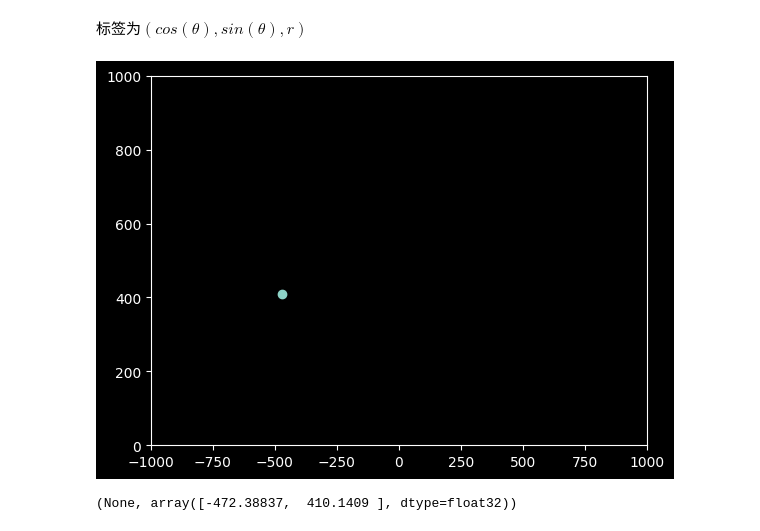
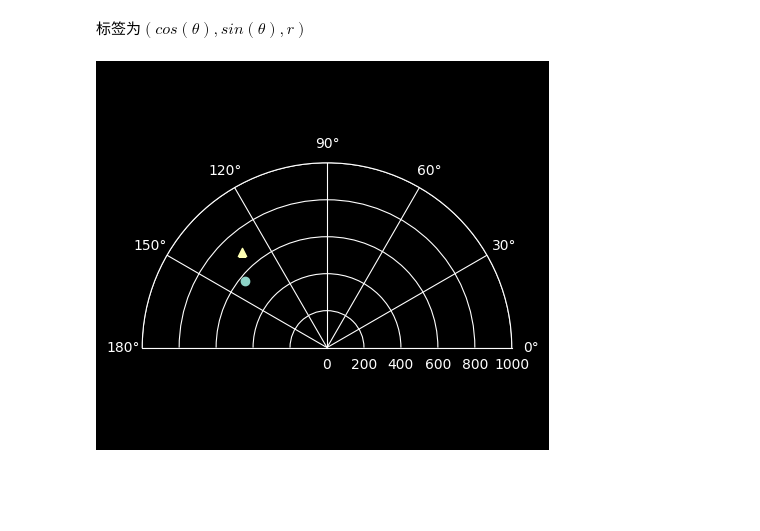
Before and after one commit to LeoJhonSong/ternary-array-passive-bearing, a Jupyter notebook: wideband_cpsd_cnn.ipynb, the cells around one changed output. Saved outputs shown, nothing was run; the diff lists cells and outputs as text; code cells hidden in the pictures; blank space fills up the shorter version.

```diff
--- a/wideband_cpsd_cnn.ipynb
+++ b/wideband_cpsd_cnn.ipynb
@@ -278,23 +283,32 @@ plt.grid(True, which='major', color='gray', linestyle='--', linewidth=0.5)
 # %% [markdown]
 标签为$(cos(\theta), sin(\theta), r)$
-# %%
-device = torch.device('cuda')
-net = model.net
-net.eval()
-
-net.to(device)
-data, label = FeaturesDataSet(val_path + '_phase')[np.random.randint(0, 400)]
-data = torch.tensor(data).to(device)
-output = net(data.unsqueeze(0))
-predicted = output.detach().cpu().numpy()
-rev_map = interp1d([0, 1], [100, 1000])
-predicted_coordinate = rev_map(max(0, min(predicted[0, 2], 1))) * predicted[0, :2]
-label_coordinate = rev_map(max(0, min(label[2], 1))) * label[:2]
-plt.plot(label_coordinate[0], label_coordinate[1], 'o')
-plt.plot(predicted_coordinate[0], predicted_coordinate[1], 'o')
-plt.xlim(-1000, 1000)
-plt.ylim(0, 1000)
-plt.show()
-# %% [output]
-[figure, removed]
-(None, array([-472.38837,  410.1409 ], dtype=float32))
+# %%
+device = torch.device('cuda')
+
+checkpoint_path = "./exp/checkpoint"
+checkpoint = torch.load(checkpoint_path)
+net.load_state_dict(checkpoint)
+net.eval()
+net.to(device)
+
+dl_val = DataLoader(ds_val, batch_size=400, shuffle=False, num_workers=16, drop_last=False)
+data, label = next(iter(dl_val))
+data = data.to(device)
+label = label.numpy()
+predicted = net(data).detach().cpu().squeeze(0).numpy()
+r_label = np.array([map(0, 1, 500, 1000)(r) for r in label[:, 2]])
+theta_label = np.arctan2(label[:, 1], label[:, 0])
+r_predicted = np.array([map(0, 1, 500, 1000)(r) for r in predicted[:, 2]])
+theta_predicted = np.arctan2(predicted[:, 1], predicted[:, 0])
+# %%
+# show prediction of a random sample in the validation set
+idx = np.random.randint(0, 400)
+plt.figure()
+ax = plt.subplot(111, polar=True)
+ax.scatter(theta_label[idx], r_label[idx], marker='o')
+ax.scatter(theta_predicted[idx], r_predicted[idx], marker='^')
+ax.set_xlim(0, np.pi)
+ax.set_ylim(top=1000)
+plt.show()
+# %% [output]
+[figure, added]
```
Also changed, not shown: parts of 6 cells of this notebook, 1 other file.
